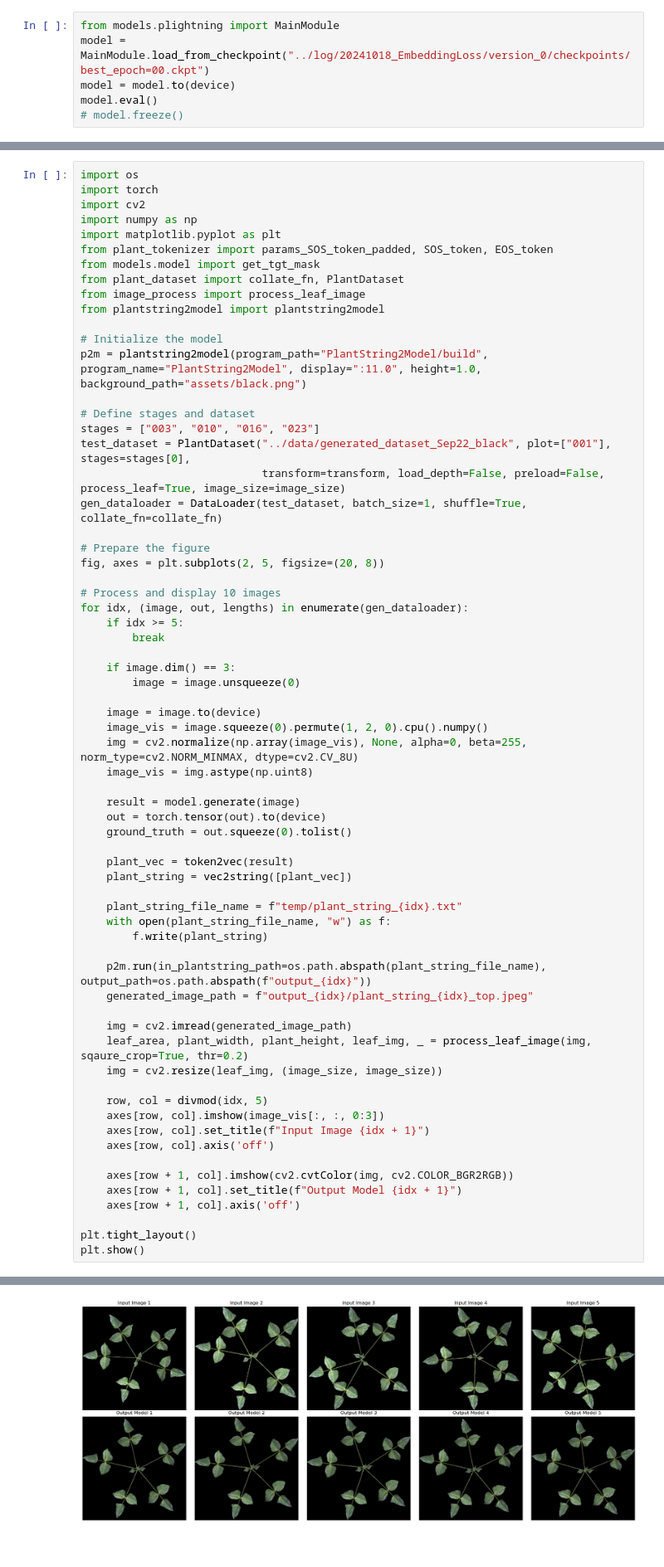
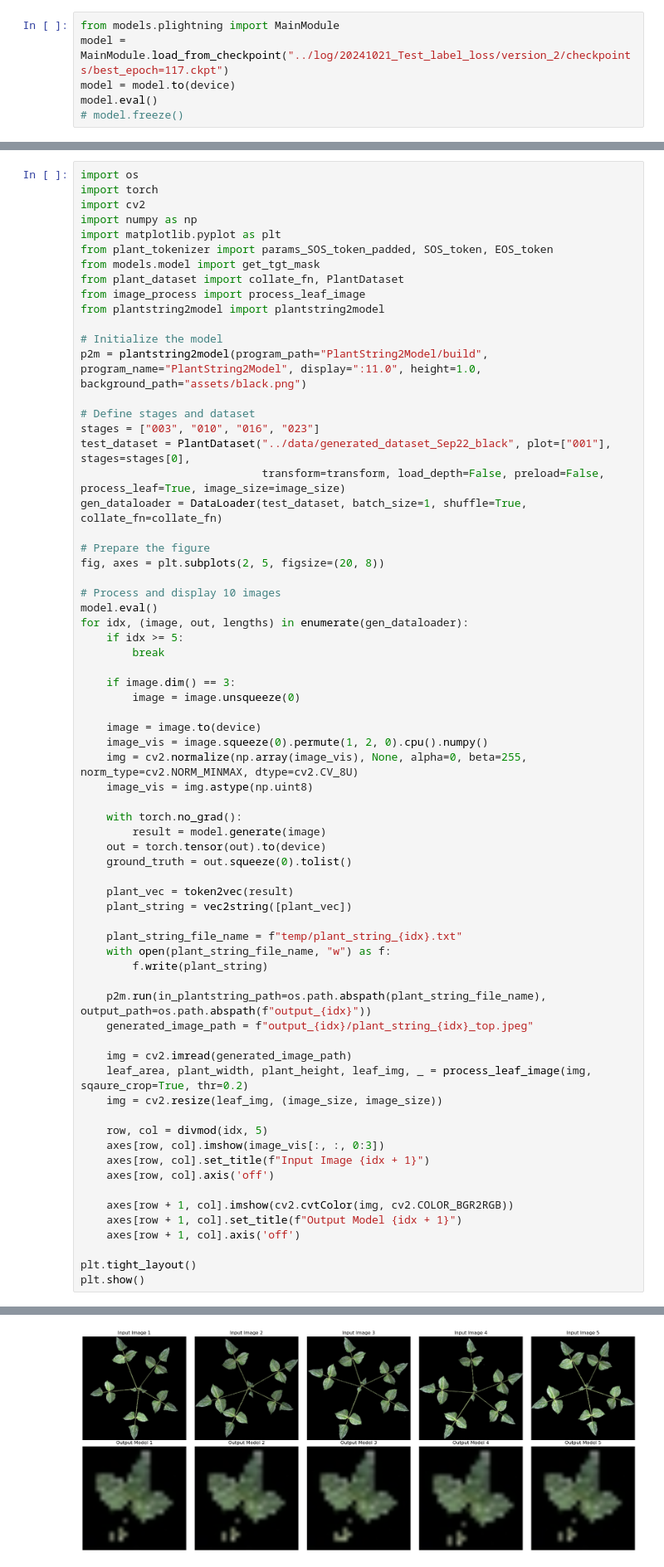
Before and after one commit to GEMINI-Breeding/Image2PlantArchitecture, a Jupyter notebook: src/evaluate.ipynb, the cells around one changed output, grey strips where cells are left out. Shown at 83% size. Saved outputs shown, nothing was run; the diff lists cells and outputs as text.

```diff
--- a/src/evaluate.ipynb
+++ b/src/evaluate.ipynb
@@ -106,7 +106,7 @@ for i in range(n):
 [figure]
 # %%
 from models.plightning import MainModule
-model = MainModule.load_from_checkpoint("../log/20241018_EmbeddingLoss/version_0/checkpoints/best_epoch=00.ckpt")
+model = MainModule.load_from_checkpoint("../log/20241021_Test_label_loss/version_2/checkpoints/best_epoch=117.ckpt")
 model = model.to(device)
 model.eval()
 # model.freeze()
@@ -275,6 +275,7 @@ gen_dataloader = DataLoader(test_dataset, batch_size=1, shuffle=True, collate_fn
 fig, axes = plt.subplots(2, 5, figsize=(20, 8))
 
 # Process and display 10 images
+model.eval()
 for idx, (image, out, lengths) in enumerate(gen_dataloader):
     if idx >= 5:
         break
@@ -287,38 +288,39 @@ for idx, (image, out, lengths) in enumerate(gen_dataloader):
     img = cv2.normalize(np.array(image_vis), None, alpha=0, beta=255, norm_type=cv2.NORM_MINMAX, dtype=cv2.CV_8U)
     image_vis = img.astype(np.uint8)
 
-    result = model.generate(image)
+    with torch.no_grad():
+        result = model.generate(image)
     out = torch.tensor(out).to(device)
     ground_truth = out.squeeze(0).tolist()
 
     plant_vec = token2vec(result)
     plant_string = vec2string([plant_vec])
 
     plant_string_file_name = f"temp/plant_string_{idx}.txt"
     with open(plant_string_file_name, "w") as f:
         f.write(plant_string)
 
     p2m.run(in_plantstring_path=os.path.abspath(plant_string_file_name), output_path=os.path.abspath(f"output_{idx}"))
     generated_image_path = f"output_{idx}/plant_string_{idx}_top.jpeg"
 
     img = cv2.imread(generated_image_path)
     leaf_area, plant_width, plant_height, leaf_img, _ = process_leaf_image(img, sqaure_crop=True, thr=0.2)
     img = cv2.resize(leaf_img, (image_size, image_size))
 
     row, col = divmod(idx, 5)
     axes[row, col].imshow(image_vis[:, :, 0:3])
     axes[row, col].set_title(f"Input Image {idx + 1}")
     axes[row, col].axis('off')
 
     axes[row + 1, col].imshow(cv2.cvtColor(img, cv2.COLOR_BGR2RGB))
     axes[row + 1, col].set_title(f"Output Model {idx + 1}")
     axes[row + 1, col].axis('off')
 
 plt.tight_layout()
 plt.show()
 # %% [output]
 Total 371 images and plant strings loaded
-[figure, old version]
+[figure, new version]
 # %%
 from plantstring2model import plantstring2model
 p2m = plantstring2model(program_path="PlantString2Model/build",program_name="PlantString2Model",display=":11.0",
```
Also changed, not shown: parts of 4 cells of this notebook, 6 other files.
